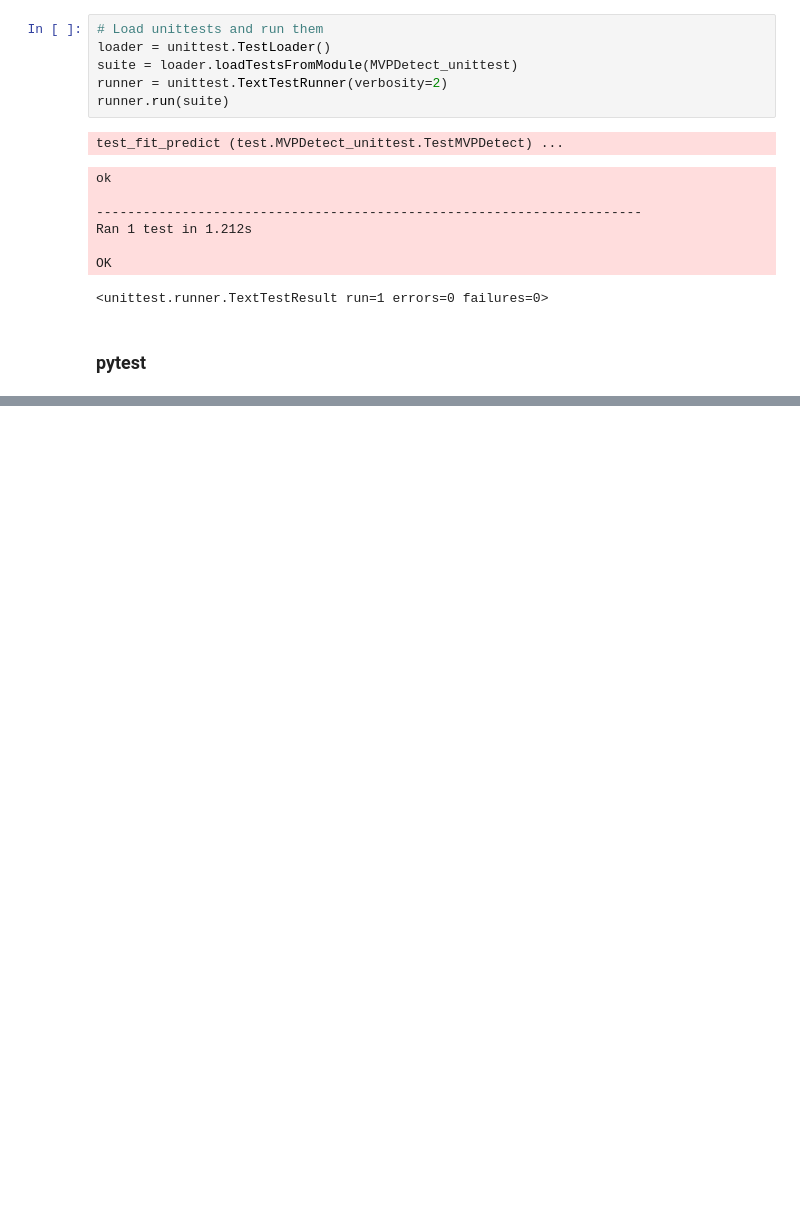
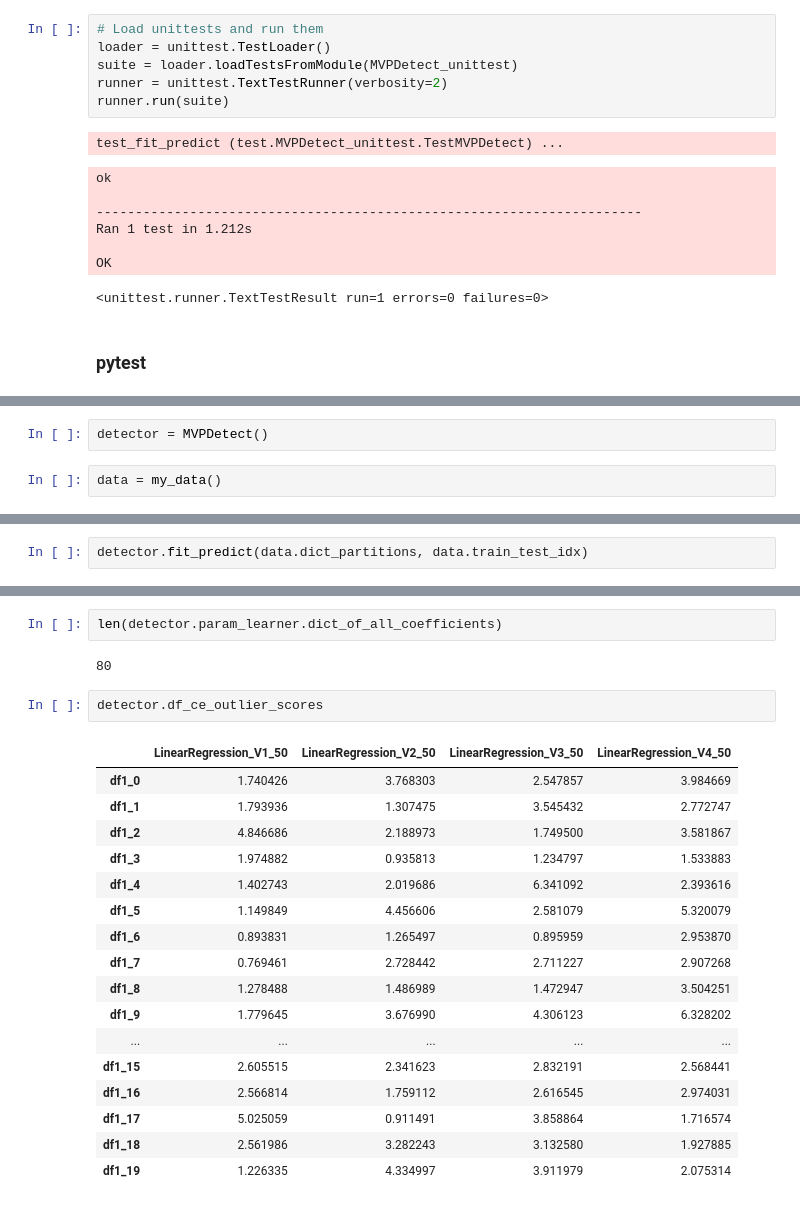
Before and after one commit to MaxStrz/TimeSeriesOutlierDetection, a Jupyter notebook: run_tests.ipynb, the cells around one changed output, grey strips where cells are left out. Drawn from its saved outputs; the diff is of its cells as text; blank space fills up the shorter version.

Commit message:
Added pytest for MVPDetect

```diff
--- a/run_tests.ipynb
+++ b/run_tests.ipynb
@@ -28,0 +32,4 @@ OK
+# %%
+detector = MVPDetect()
+# %%
+data = my_data()
@@ -28,0 +44,2 @@ OK
+# %%
+detector.fit_predict(data.dict_partitions, data.train_test_idx)
@@ -28,0 +66,24 @@ OK
+# %%
+len(detector.param_learner.dict_of_all_coefficients)
+# %% [output]
+80
+# %%
+detector.df_ce_outlier_scores
+# %% [output]
+|  | LinearRegression_V1_50 | LinearRegression_V2_50 | LinearRegression_V3_50 | LinearRegression_V4_50 |
+| df1_0 | 1.740426 | 3.768303 | 2.547857 | 3.984669 |
+| df1_1 | 1.793936 | 1.307475 | 3.545432 | 2.772747 |
+| df1_2 | 4.846686 | 2.188973 | 1.749500 | 3.581867 |
+| df1_3 | 1.974882 | 0.935813 | 1.234797 | 1.533883 |
+| df1_4 | 1.402743 | 2.019686 | 6.341092 | 2.393616 |
+| df1_5 | 1.149849 | 4.456606 | 2.581079 | 5.320079 |
+| df1_6 | 0.893831 | 1.265497 | 0.895959 | 2.953870 |
+| df1_7 | 0.769461 | 2.728442 | 2.711227 | 2.907268 |
+| df1_8 | 1.278488 | 1.486989 | 1.472947 | 3.504251 |
+| df1_9 | 1.779645 | 3.676990 | 4.306123 | 6.328202 |
+| ... | ... | ... | ... | ... |
+| df1_15 | 2.605515 | 2.341623 | 2.832191 | 2.568441 |
+| df1_16 | 2.566814 | 1.759112 | 2.616545 | 2.974031 |
+| df1_17 | 5.025059 | 0.911491 | 3.858864 | 1.716574 |
+| df1_18 | 2.561986 | 3.282243 | 3.132580 | 1.927885 |
+| df1_19 | 1.226335 | 4.334997 | 3.911979 | 2.075314 |
```
Also changed, not shown: parts of 8 cells of this notebook, 3 other files.
